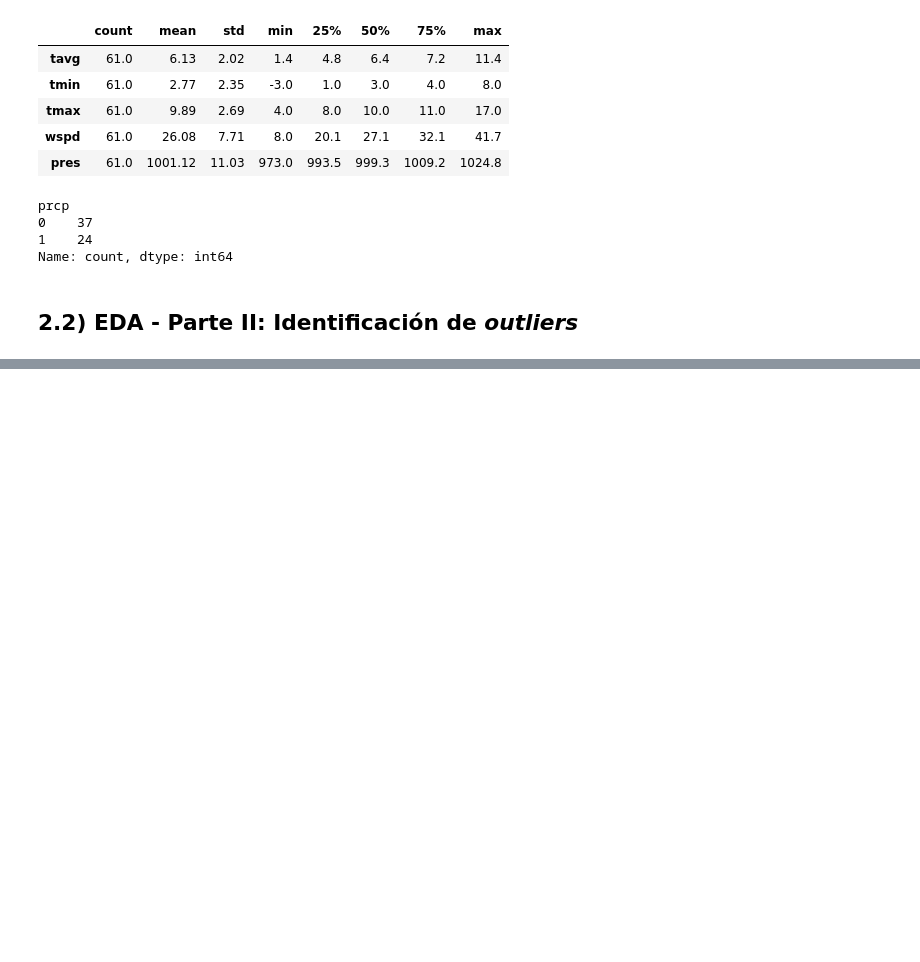
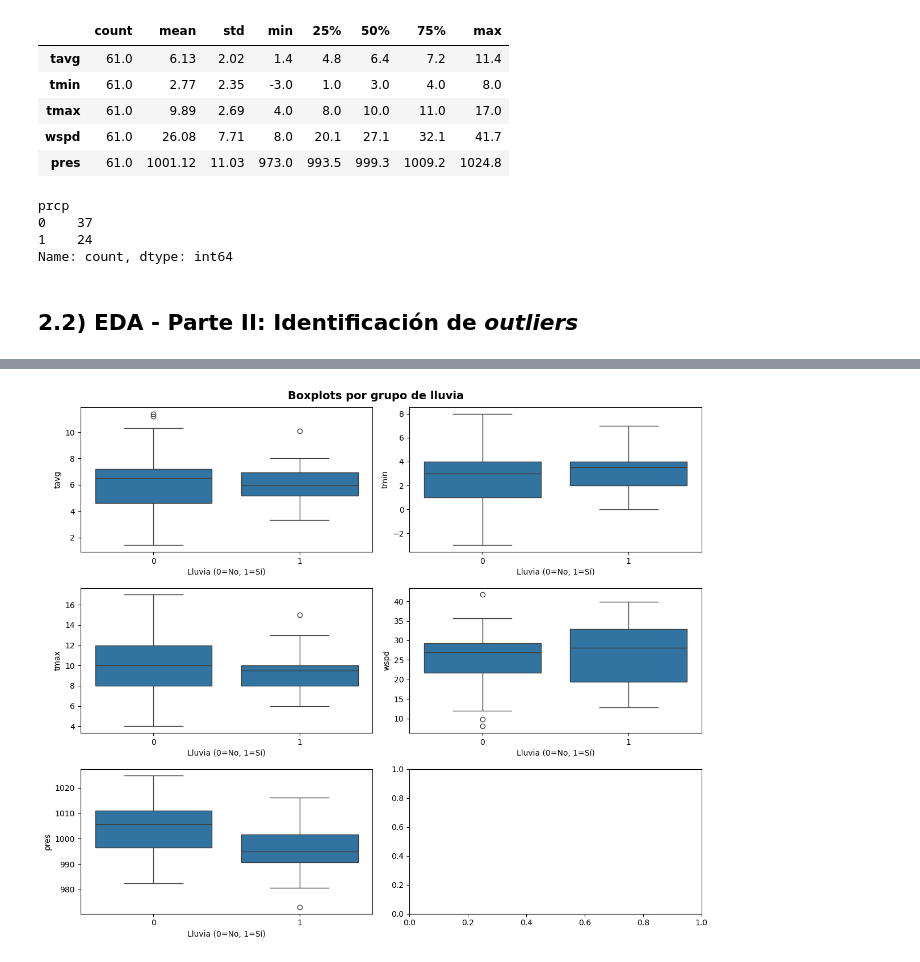
Before and after one commit to Relaxingmusic0474/Guia4-MCDLC, a Jupyter notebook: guia4.ipynb, the cells around one changed output, grey strips where cells are left out. Cells and saved outputs as stored; diff of their text form; code cells hidden in the pictures; blank space fills up the shorter version.

```diff
--- a/guia4.ipynb
+++ b/guia4.ipynb
@@ -204,0 +320,23 @@ Name: count, dtype: int64
+# %%
+fig, axis = plt.subplots(3, 2, figsize=(12, 10))
+i = j = 0
+
+for column in cols:
+    sns.boxplot(
+        data=df,
+        x="prcp",
+        y=column,
+        ax=axis[i][j]
+    )
+    axis[i][j].set_xlabel("Lluvia (0=No, 1=Sí)")
+    axis[i][j].set_ylabel(column)
+    j += 1
+    if j > 1:
+        j = 0
+        i += 1
+
+plt.suptitle("Boxplots por grupo de lluvia", fontsize=14, fontweight='bold')
+plt.tight_layout()
+plt.show()
+# %% [output]
+[figure, added]
```
Also changed, not shown: parts of 12 cells of this notebook.
